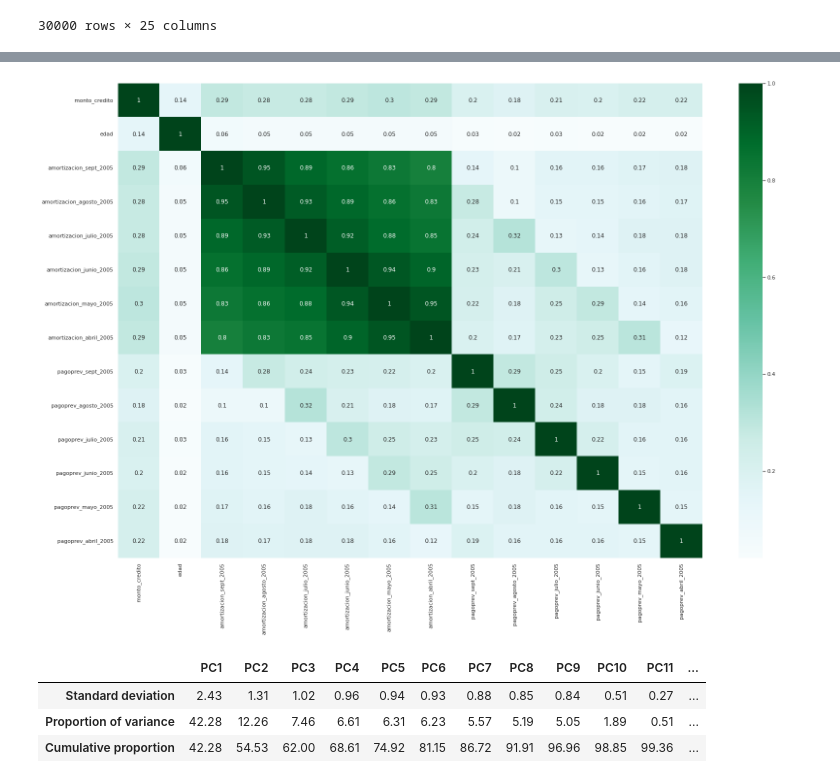
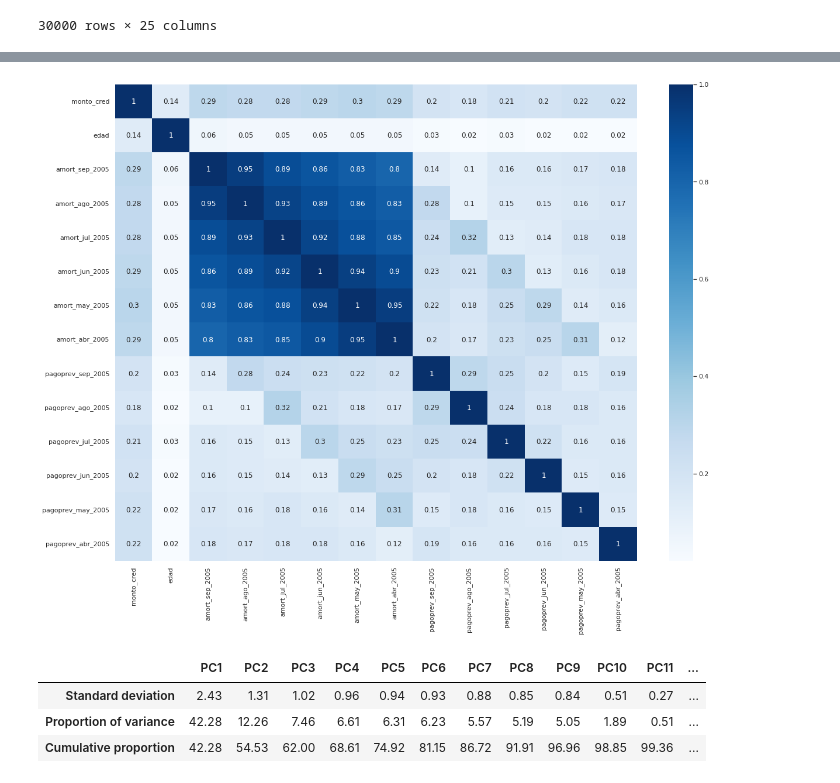
Before and after one commit to PosgradoMNA/actividades-del-projecto-equipo-9, a Jupyter notebook: Actividad_Semana4_Equipo_9.ipynb, the cells around one changed output, grey strips where cells are left out. Drawn from its saved outputs; the diff is of its cells as text; code cells hidden in the pictures.

```diff
--- a/Actividad_Semana4_Equipo_9.ipynb
+++ b/Actividad_Semana4_Equipo_9.ipynb
@@ -81,3 +88,5 @@ df
 | 29998 | 29999 | 80000 | 1.0 | 3.0 | 1.0 | 41.0 | 1.0 | -1.0 | 0.0 | 0.0 | ... | ... |
 | 29999 | 30000 | 50000 | 1.0 | 2.0 | 1.0 | 46.0 | 0.0 | 0.0 | 0.0 | 0.0 | ... | ... |
 30000 rows × 25 columns
+# %%
+df = df_original
@@ -83,0 +95,5 @@ df
+# %%
+sns.set(rc={'figure.figsize':(20,15)})
+#print(df.corr())
+sns.heatmap(df_original.corr().round(2), annot=True, cmap="Blues")
+plt.show()
@@ -138,4 +166,4 @@ memory usage: 5.7 MB
 # %%
-df.drop(columns={"ID", "genero", "nivel_educativo", "estado_civil", "pago_sept_2005",  "pago_agosto_2005", "pago_julio_2005", "pago_junio_2005", "pago_mayo_2005", "pago_abril_2005", "Y"}, inplace = True)
+df.drop(columns={"ID", "genero", "nivel_edu", "edo_civil", "pago_sep_2005",  "pago_ago_2005", "pago_jul_2005", "pago_jun_2005", "pago_may_2005", "pago_abr_2005", "Y"}, inplace = True)
 # %%
 df.dropna(inplace = True)
@@ -148,0 +186,8 @@ boxplot.plot()
+# %%
+variables_a_transformar = ['monto_cred','edad','amort_sep_2005','amort_ago_2005','amort_jul_2005','','','','','','']
+
+
+sns.set(rc={'figure.figsize':(17,12)})
+fig, axes = plt.subplots(5, 7)
+
+for k in range(0,7):
@@ -167,10 +207,10 @@ boxplot.plot()
 # %%
-sns.set(rc={'figure.figsize':(27,18)})
+sns.set(rc={'figure.figsize':(20,15)})
 #print(df.corr())
-sns.heatmap(df_transformed.corr().round(2), annot=True, cmap="BuGn")
+sns.heatmap(df_transformed.corr().round(2), annot=True, cmap="Blues")
 plt.show()
 # %% [output]
-[figure, old version]
+[figure, new version]
 # %%
 pca = PCA()
 pca.fit(df_transformed)
```
Also changed, not shown: parts of 17 cells of this notebook.
